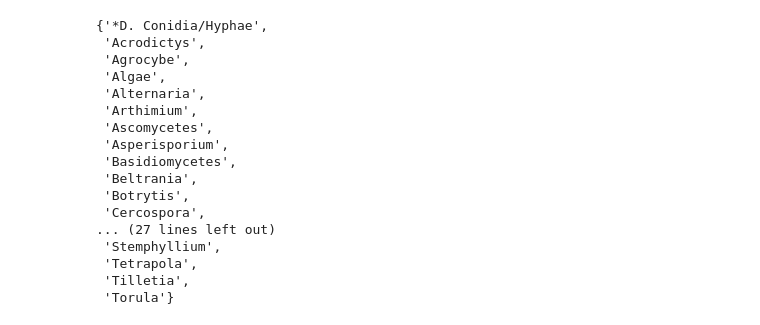
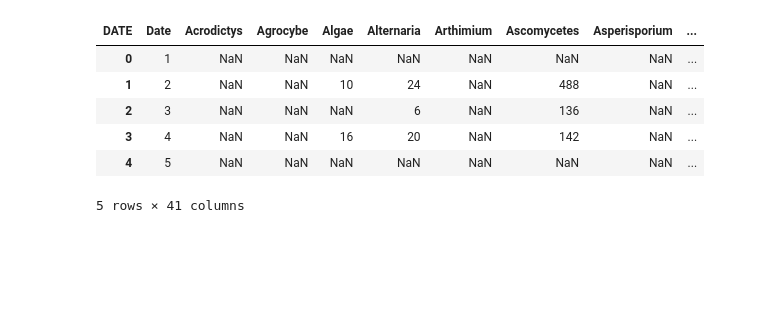
Before and after one commit to emptyflash/houston-pollen-data, a Jupyter notebook: load_excel.ipynb, the cells around one changed output. Cells and saved outputs as stored; diff of their text form; code cells hidden in the pictures; blank space fills up the shorter version.

```diff
--- a/load_excel.ipynb
+++ b/load_excel.ipynb
@@ -25,12 +25,15 @@ pollen_sheets[0].head()
 # %%
 # Load mold sheets, and transpose because the header is by row
-mold_sheets = [pd.read_excel(file, skiprows=5, skip_footer=7).transpose().dropna(axis=(0,1), how="all").fillna(0) for file in files if file.endswith("mold.xls")]
+mold_sheets = [pd.read_excel(file, skiprows=5, skip_footer=7).transpose() for file in files if file.endswith("mold.xls")]
 
 # we have to make the first row the columns because we transposed
-def fix_header_and_drop(sheet):
+def fix_mold_header_and_drop(sheet):
     header = sheet.iloc[0]
     sheet.columns = header
-    return sheet.drop(sheet.index[0])
-mold_sheets = list(map(fix_header_and_drop, mold_sheets))
-mold_sheets[0].head()
+    sheet = sheet.drop(sheet.index[0])
+    sheet = sheet.reset_index()
+    sheet = sheet.rename(columns={"index": "Date"})
+    return sheet
+mold_sheets = list(map(fix_mold_header_and_drop, mold_sheets))
+mold_sheets[0]['Date']
 # %% [output]
@@ -83,33 +74,26 @@ set(np.concatenate([s.columns.values for s in pollen_sheets]))
 # %%
 unify_mold = {
     "Misc. Fungus (Hyaline)": "Hyaline",
-    "*D. Conidia/Hyphae": "Dematiaceous"
+    "*D. Conidia/Hyphae": "Dematiaceous",
+    "DATE": "Date"
 }
 def mold_column_mapper(column_name):
     result = re.sub(r"\(.+\)", "", column_name)
     result = result.title()
     result = result.strip()
     result = unify_mold.get(result, result)
     return result
-set(np.concatenate([s.rename(columns=mold_column_mapper).columns.values for s in mold_sheets]))
+
+mold_sheets = [sheet.rename(columns=mold_column_mapper) for sheet in mold_sheets]
+mold_sheets[0].head()
 # %% [output]
+| DATE | Date | Acrodictys | Agrocybe | Algae | Alternaria | Arthimium | Ascomycetes | Asperisporium | ... |
+| 0 | 1 | NaN | NaN | NaN | NaN | NaN | NaN | NaN | ... |
+| 1 | 2 | NaN | NaN | 10 | 24 | NaN | 488 | NaN | ... |
+| 2 | 3 | NaN | NaN | NaN | 6 | NaN | 136 | NaN | ... |
+| 3 | 4 | NaN | NaN | 16 | 20 | NaN | 142 | NaN | ... |
+| 4 | 5 | NaN | NaN | NaN | NaN | NaN | NaN | NaN | ... |
-{'*D. Conidia/Hyphae',
- 'Acrodictys',
- 'Agrocybe',
- 'Algae',
- 'Alternaria',
- 'Arthimium',
- 'Ascomycetes',
- 'Asperisporium',
- 'Basidiomycetes',
- 'Beltrania',
- 'Botrytis',
- 'Cercospora',
-... (27 lines left out)
- 'Stemphyllium',
- 'Tetrapola',
- 'Tilletia',
- 'Torula'}
+5 rows × 41 columns
 # %%
 def drop_total_tech_entries(sheet):
     result = sheet.drop(columns=list(sheet.filter(regex="(Total|Tech)")))
```
Also changed, not shown: parts of 13 cells of this notebook.
